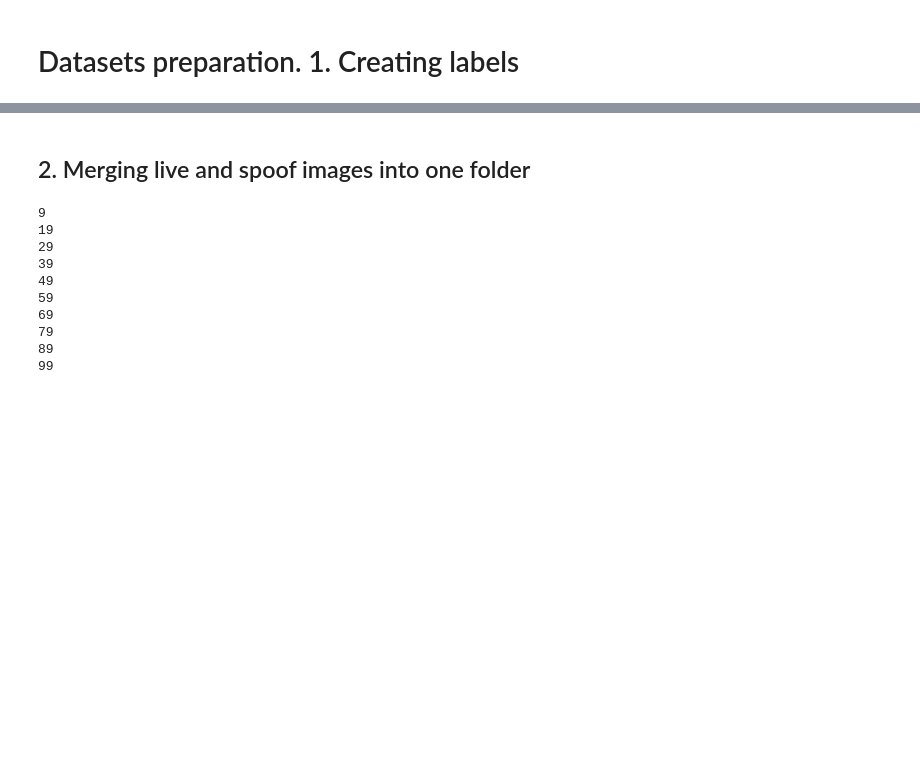
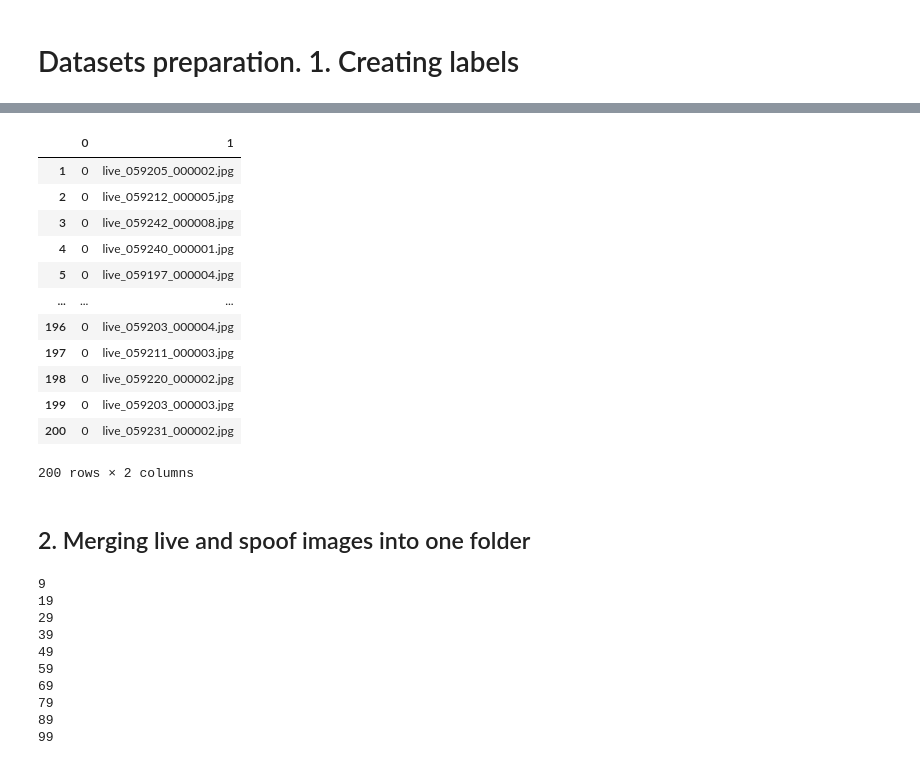
Before and after one commit to biometrickz/SSAN, a Jupyter notebook: Untitled.ipynb, the cells around one changed output, grey strips where cells are left out. Cells and saved outputs as stored; diff of their text form; code cells hidden in the pictures; blank space fills up the shorter version.

```diff
--- a/Untitled.ipynb
+++ b/Untitled.ipynb
@@ -25,3 +44,23 @@ len(df)
+# %%
+import pandas as pd
+info_list = '/home/yeldar/Documents/Liveness/datasets/sample_dataset/Custom/insight/train/live/train_list.csv'
+df = pd.read_csv(info_list, delimiter=",", header=None).drop([0], axis=0)
+# %%
+df
+# %% [output]
+|  | 0 | 1 |
+| 1 | 0 | live_059205_000002.jpg |
+| 2 | 0 | live_059212_000005.jpg |
+| 3 | 0 | live_059242_000008.jpg |
+| 4 | 0 | live_059240_000001.jpg |
+| 5 | 0 | live_059197_000004.jpg |
+| ... | ... | ... |
+| 196 | 0 | live_059203_000004.jpg |
+| 197 | 0 | live_059211_000003.jpg |
+| 198 | 0 | live_059220_000002.jpg |
+| 199 | 0 | live_059203_000003.jpg |
+| 200 | 0 | live_059231_000002.jpg |
+200 rows × 2 columns
 # %% [markdown]
 ## 2. Merging live and spoof images into one folder
 # %%
```
Also changed, not shown: parts of 4 cells of this notebook, 3 other files.
